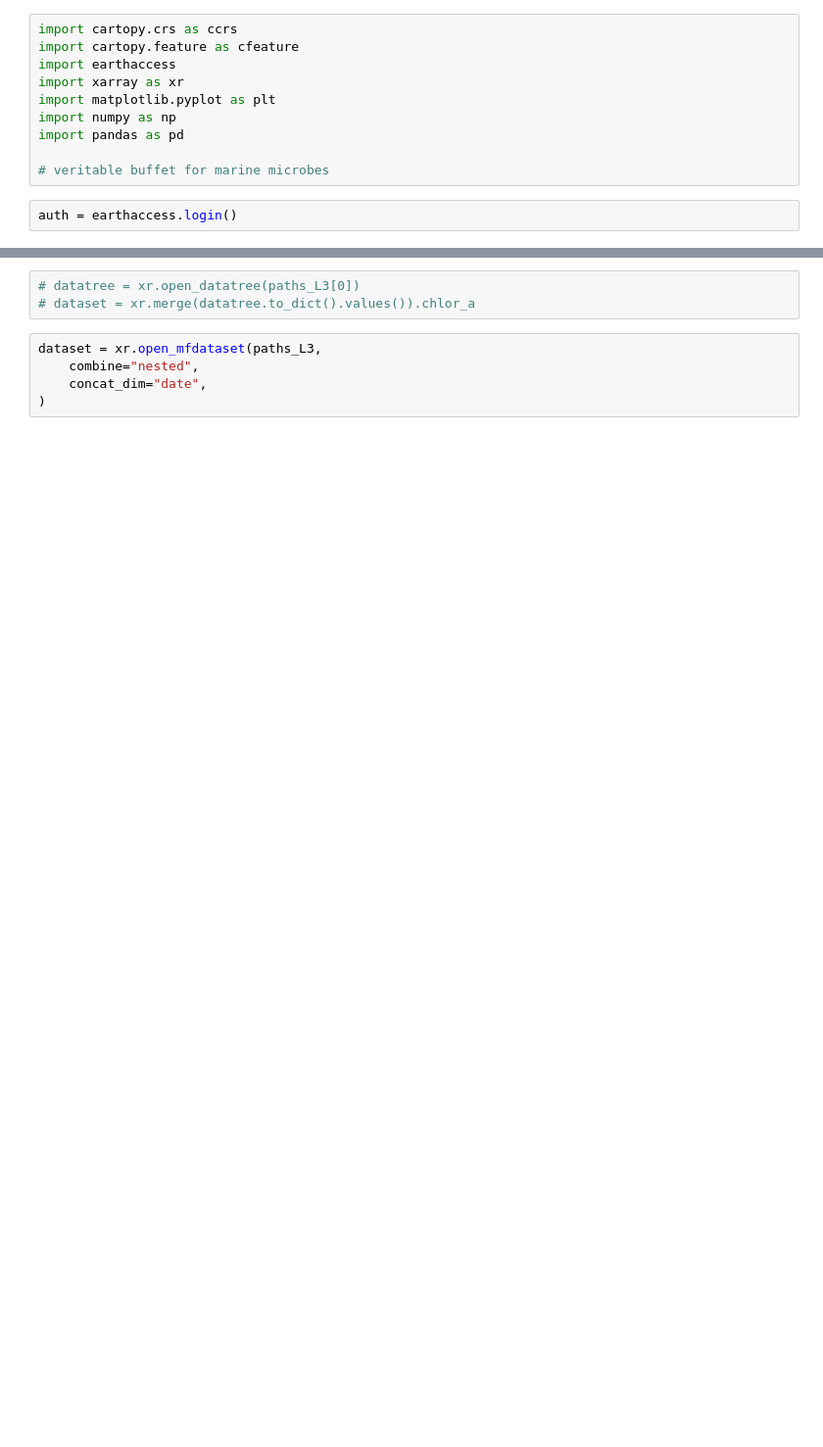
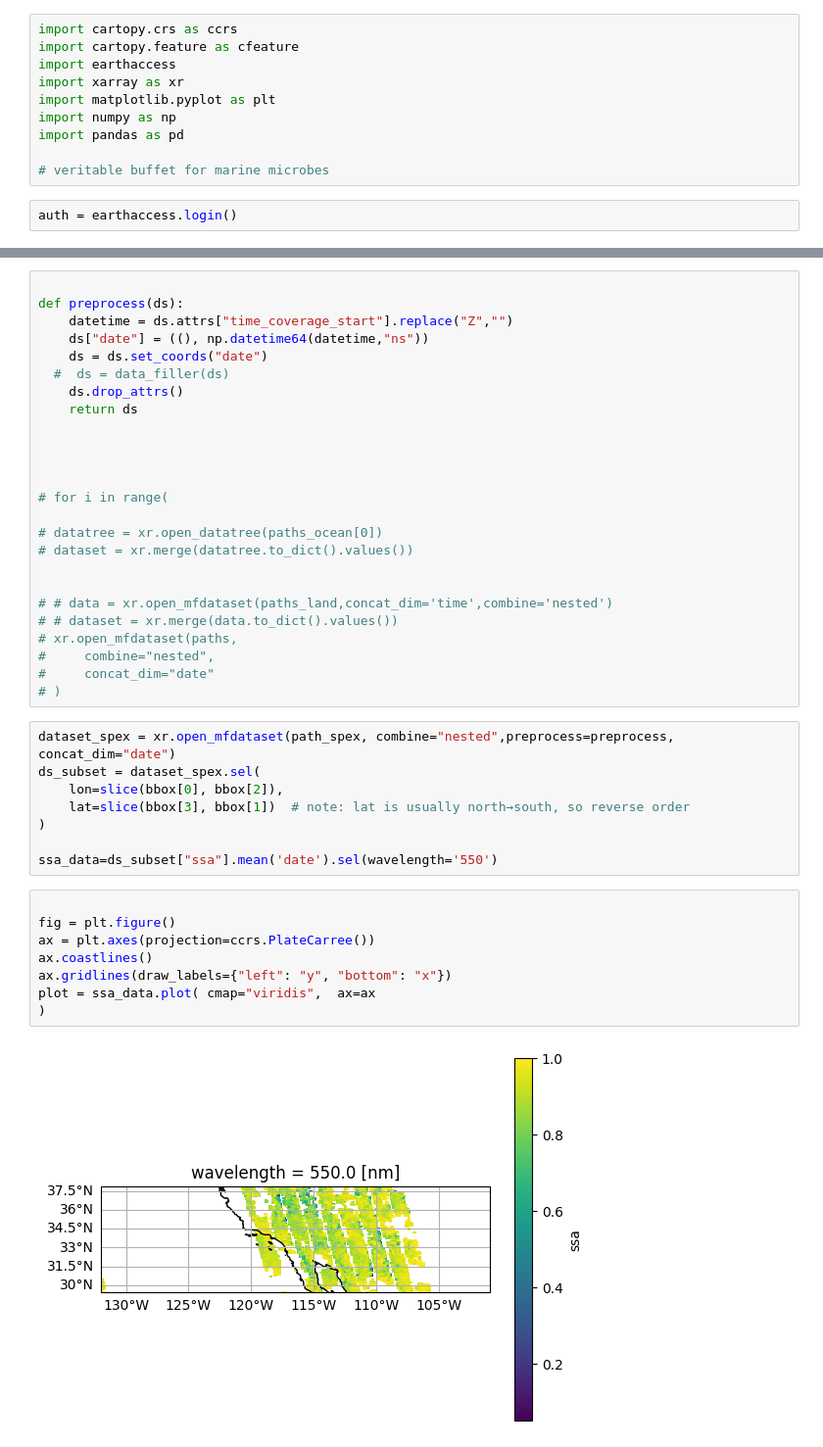
Before and after one commit to efaber314/PaceHackweek2025, a Jupyter notebook: FirePhytos/Yusuf/Hackweek_Project.ipynb, the cells around one changed output, grey strips where cells are left out. Shown at 98% size. Cells and saved outputs as stored; diff of their text form; blank space fills up the shorter version.

```diff
--- a/FirePhytos/Yusuf/Hackweek_Project.ipynb
+++ b/FirePhytos/Yusuf/Hackweek_Project.ipynb
@@ -35,8 +45,43 @@ paths_L3 = earthaccess.open(results_L3)
 # %%
-# datatree = xr.open_datatree(paths_L3[0])
-# dataset = xr.merge(datatree.to_dict().values()).chlor_a
+
+def preprocess(ds):
+    datetime = ds.attrs["time_coverage_start"].replace("Z","")
+    ds["date"] = ((), np.datetime64(datetime,"ns"))
+    ds = ds.set_coords("date")
+  #  ds = data_filler(ds)
+    ds.drop_attrs()
+    return ds
+
+
+
+
+# for i in range(
+
+# datatree = xr.open_datatree(paths_ocean[0])
+# dataset = xr.merge(datatree.to_dict().values())
+
+
+# # data = xr.open_mfdataset(paths_land,concat_dim='time',combine='nested')
+# # dataset = xr.merge(data.to_dict().values())
+# xr.open_mfdataset(paths,
+#     combine="nested",
+#     concat_dim="date"
+# )
-# %%
-dataset = xr.open_mfdataset(paths_L3,
-    combine="nested",
-    concat_dim="date",
-)
+# %%
+dataset_spex = xr.open_mfdataset(path_spex, combine="nested",preprocess=preprocess, concat_dim="date")
+ds_subset = dataset_spex.sel(
+    lon=slice(bbox[0], bbox[2]),
+    lat=slice(bbox[3], bbox[1])  # note: lat is usually north→south, so reverse order
+)
+
+ssa_data=ds_subset["ssa"].mean('date').sel(wavelength='550')
+# %%
+
+fig = plt.figure()
+ax = plt.axes(projection=ccrs.PlateCarree())
+ax.coastlines()
+ax.gridlines(draw_labels={"left": "y", "bottom": "x"})
+plot = ssa_data.plot( cmap="viridis",  ax=ax
+)
+# %% [output]
+[figure, added]
```
Also changed, not shown: parts of 4 cells of this notebook.
